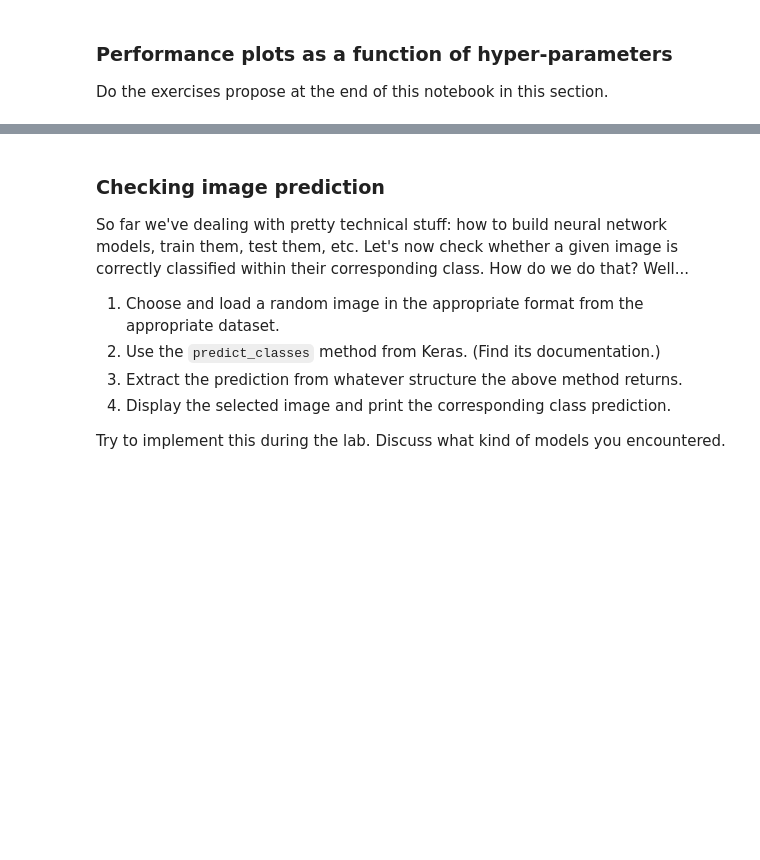
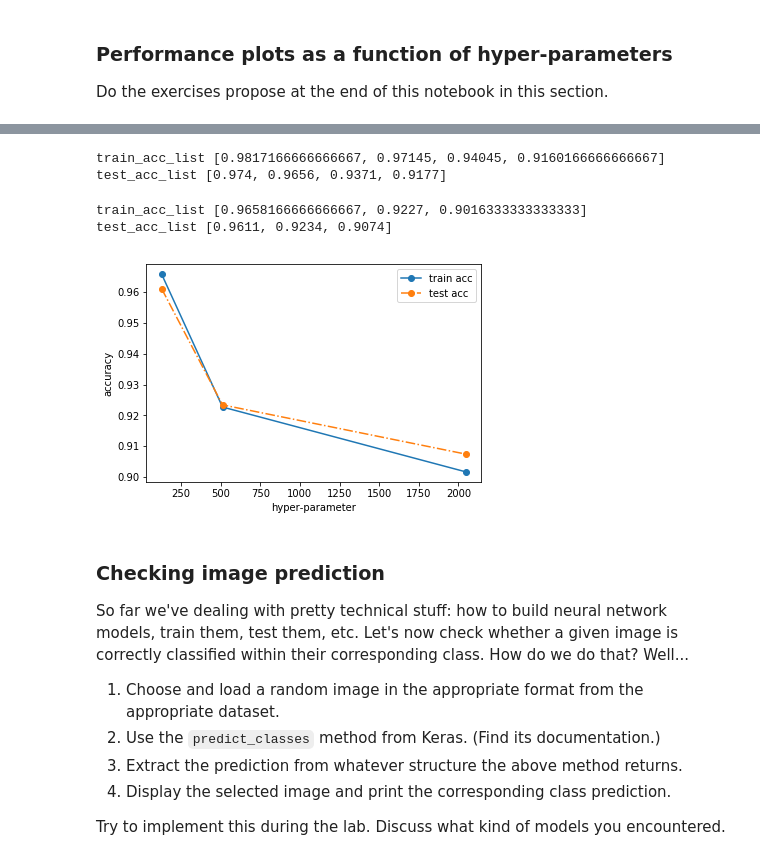
Before and after one commit to macc-urosario/lml2018, a Jupyter notebook: Labs/Lab4/lab4.ipynb, the cells around one changed output, grey strips where cells are left out. Cells and saved outputs as stored; diff of their text form; code cells hidden in the pictures; blank space fills up the shorter version.

```diff
--- a/Labs/Lab4/lab4.ipynb
+++ b/Labs/Lab4/lab4.ipynb
@@ -243,0 +300,30 @@ plt.show()
+# %%
+train_images = train_images.reshape((60000, 28 * 28))
+train_images = train_images.astype('float32') / 255
+
+test_images = test_images.reshape((10000, 28 * 28))
+test_images = test_images.astype('float32') / 255
+
+train_labels = to_categorical(train_labels)
+test_labels = to_categorical(test_labels)
+# %%
+hp_list, train_acc_list, test_acc_list = [], [], []
+
+for q in range(5, 13, 2):
+    hp =  2 ** q
+    print('*'*40, 'hyper-parameter', hp, '*'*40)
+
+    network = models.Sequential()
+    network.add(layers.Dense(512, activation='sigmoid', input_shape=(28 * 28,)))
+    network.add(layers.Dense(10, activation='sigmoid'))
+
+    #sgd = optimizers.SGD(lr=.001, momentum=0.9, nesterov=True, decay=1e-6)
+    network.compile(optimizer='sgd', loss='categorical_crossentropy', metrics=['accuracy'])
+    network.fit(train_images, train_labels, epochs=5, batch_size=hp)
+
+    test_loss, test_acc = network.evaluate(test_images, test_labels)
+    train_loss, train_acc = network.evaluate(train_images, train_labels)
+
+    hp_list.append(hp)
+    test_acc_list.append(test_acc)
+    train_acc_list.append(train_acc)
@@ -244,3 +348,26 @@ plt.show()
+# %%
+#rmsprop
+print('train_acc_list', train_acc_list)
+print('test_acc_list', test_acc_list)
+# %% [output]
+train_acc_list [0.9817166666666667, 0.97145, 0.94045, 0.9160166666666667]
+test_acc_list [0.974, 0.9656, 0.9371, 0.9177]
+# %%
+#sgd
+print('train_acc_list', train_acc_list)
+print('test_acc_list', test_acc_list)
+# %% [output]
+train_acc_list [0.9658166666666667, 0.9227, 0.9016333333333333]
+test_acc_list [0.9611, 0.9234, 0.9074]
+# %%
+plt.plot(hp_list, train_acc_list, '-o', label='train acc')
+plt.plot(hp_list, test_acc_list, '-.o', label='test acc')
+plt.xlabel('hyper-parameter')
+plt.ylabel('accuracy')
+plt.legend()
+plt.show()
+# %% [output]
+[figure, added]
 # %% [markdown]
 ### Checking image prediction
 
```
Also changed, not shown: parts of 26 cells of this notebook.
